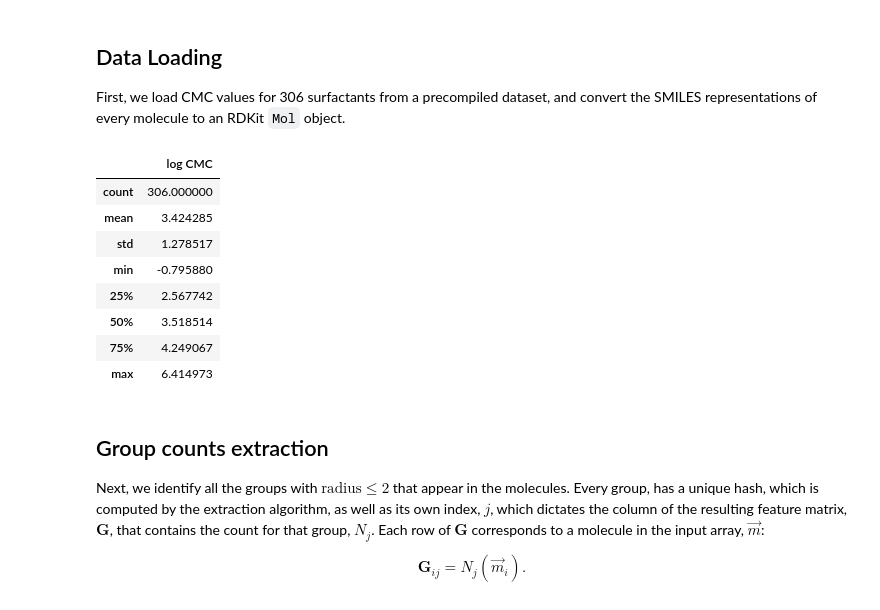
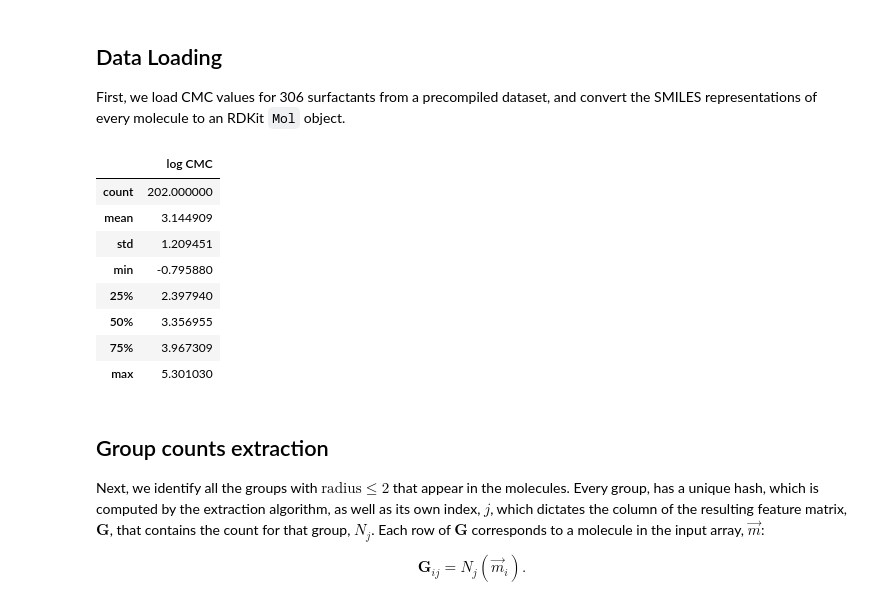
Before and after one commit to a-ws-m/CaMCaNN, a Jupyter notebook: notebooks/gc-linear.ipynb, the cells around one changed output. Saved outputs shown, nothing was run; the diff lists cells and outputs as text; code cells hidden in the pictures.

```diff
--- a/notebooks/gc-linear.ipynb
+++ b/notebooks/gc-linear.ipynb
@@ -29,19 +35,19 @@ FEATURES_PATH = HERE / "features_df.csv"
 
 First, we load CMC values for 306 surfactants from a precompiled dataset, and convert the SMILES representations of every molecule to an RDKit `Mol` object.
 # %%
-data_reader = DataReader(Datasets.QIN_AND_NIST_ANIONICS)
+data_reader = DataReader(Datasets.QIN)
 all_data = data_reader.df
 all_data.describe()
 # %% [output]
 |  | log CMC |
-| count | 306.000000 |
-| mean | 3.424285 |
-| std | 1.278517 |
+| count | 202.000000 |
+| mean | 3.144909 |
+| std | 1.209451 |
 | min | -0.795880 |
-| 25% | 2.567742 |
-| 50% | 3.518514 |
-| 75% | 4.249067 |
-| max | 6.414973 |
+| 25% | 2.397940 |
+| 50% | 3.356955 |
+| 75% | 3.967309 |
+| max | 5.301030 |
 # %%
 all_molecules = [MolFromSmiles(smile) for smile in all_data.SMILES]
 all_targets = all_data["log CMC"]
```
Also changed, not shown: parts of 13 cells of this notebook, 3 other files.
